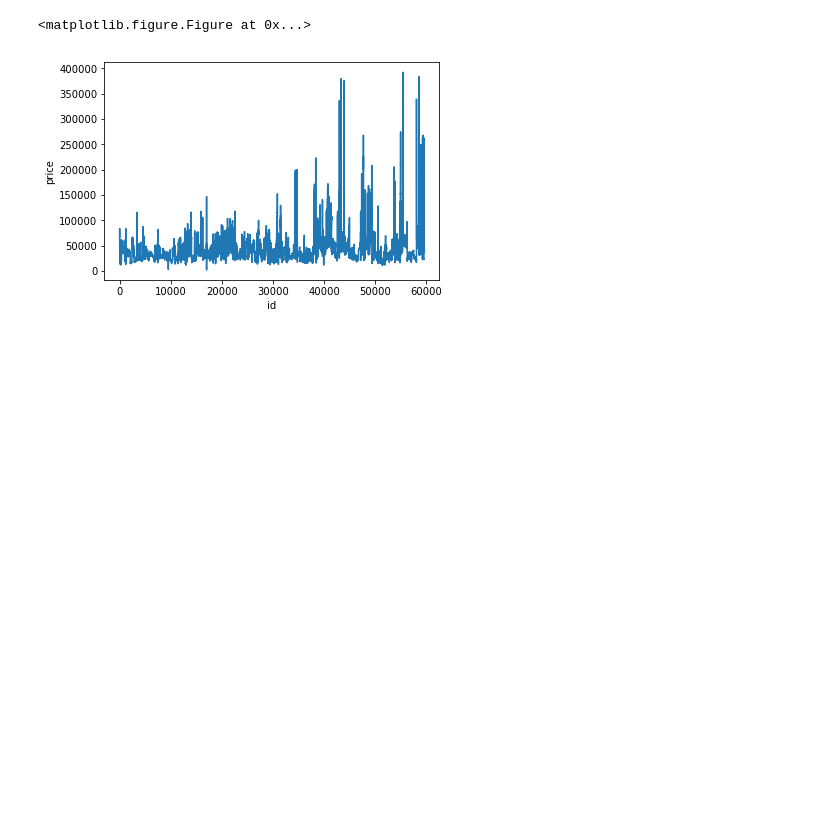
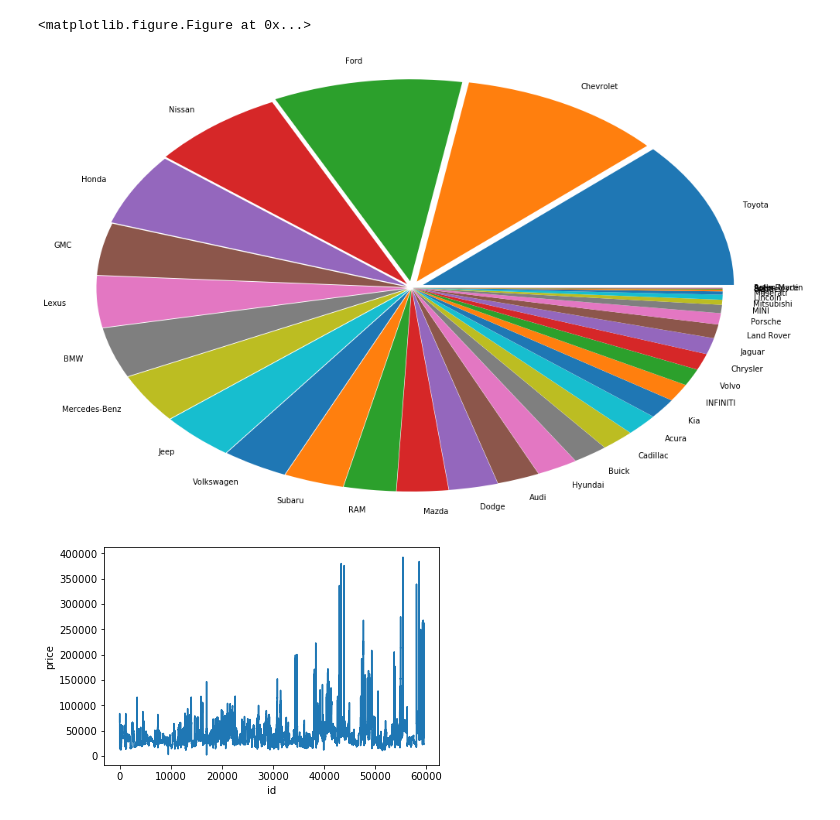
Before and after one commit to NoPointExc/cars.com, a Jupyter notebook: fig.ipynb, the cells around one changed output. Drawn from its saved outputs; the diff is of its cells as text; code cells hidden in the pictures; blank space fills up the shorter version.

```diff
--- a/fig.ipynb
+++ b/fig.ipynb
@@ -35,3 +33,8 @@ import matplotlib.pyplot as plt
+# %%
+#sort makes
+make_list=sorted(make_ct.items(), key=lambda make_ct:make_ct[1], reverse=True)
+# for l in make_list:
+#     print(l[0])
 # %%
 import matplotlib.pyplot as plt
 bars = plt.bar(range(len(make_ct)), make_ct.values(), width=0.8)
@@ -44,6 +47,16 @@ plt.show()
 # %% [output]
 [figure]
 <matplotlib.figure.Figure at 0x...>
+# %%
+import matplotlib.pyplot as plt
+vals= [l[1] for l in make_list]
+s = sum(vals)
+fractions = [v/s for v in vals]
+makes = [l[0] for l in make_list]
+make_shares = plt.pie(x = vals, explode=fractions, labels=makes, radius = 3)
+plt.show()
+# %% [output]
+[figure, added]
 # %%
 lines = plt.plot(price)
 plt.ylabel('price')
```
Also changed, not shown: parts of 5 cells of this notebook.
